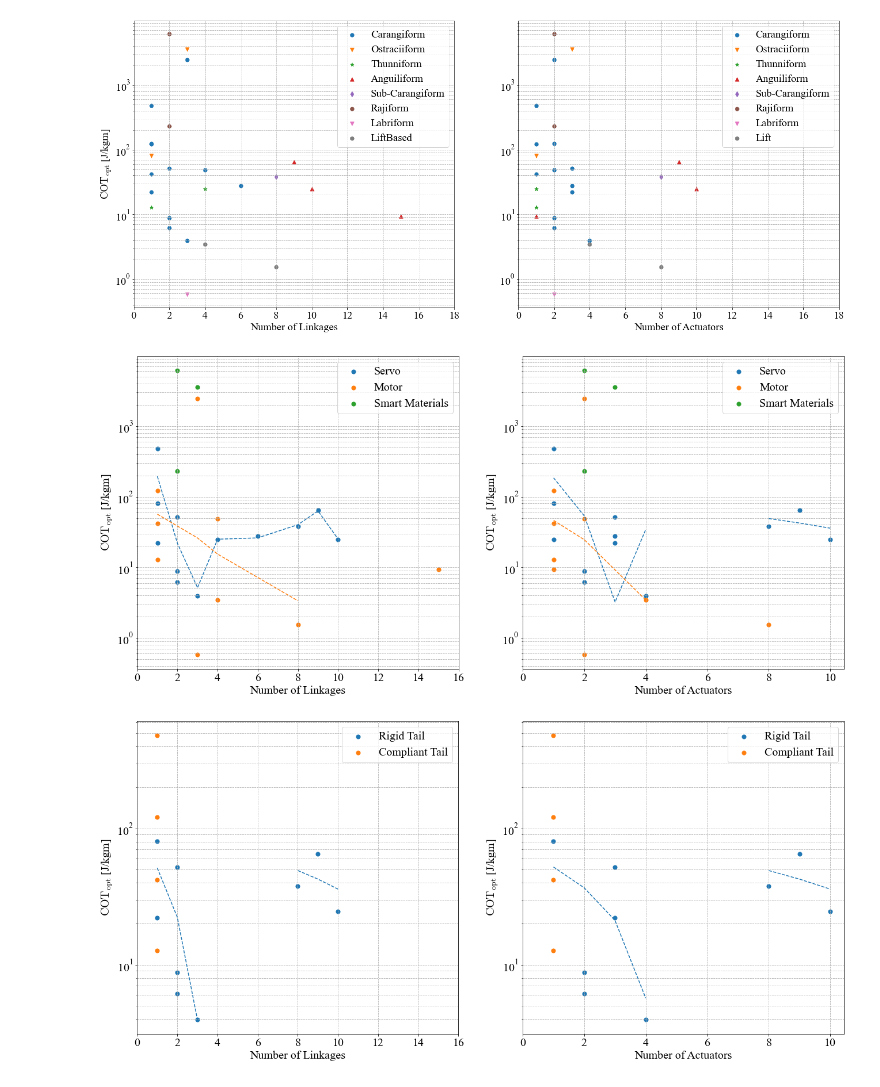
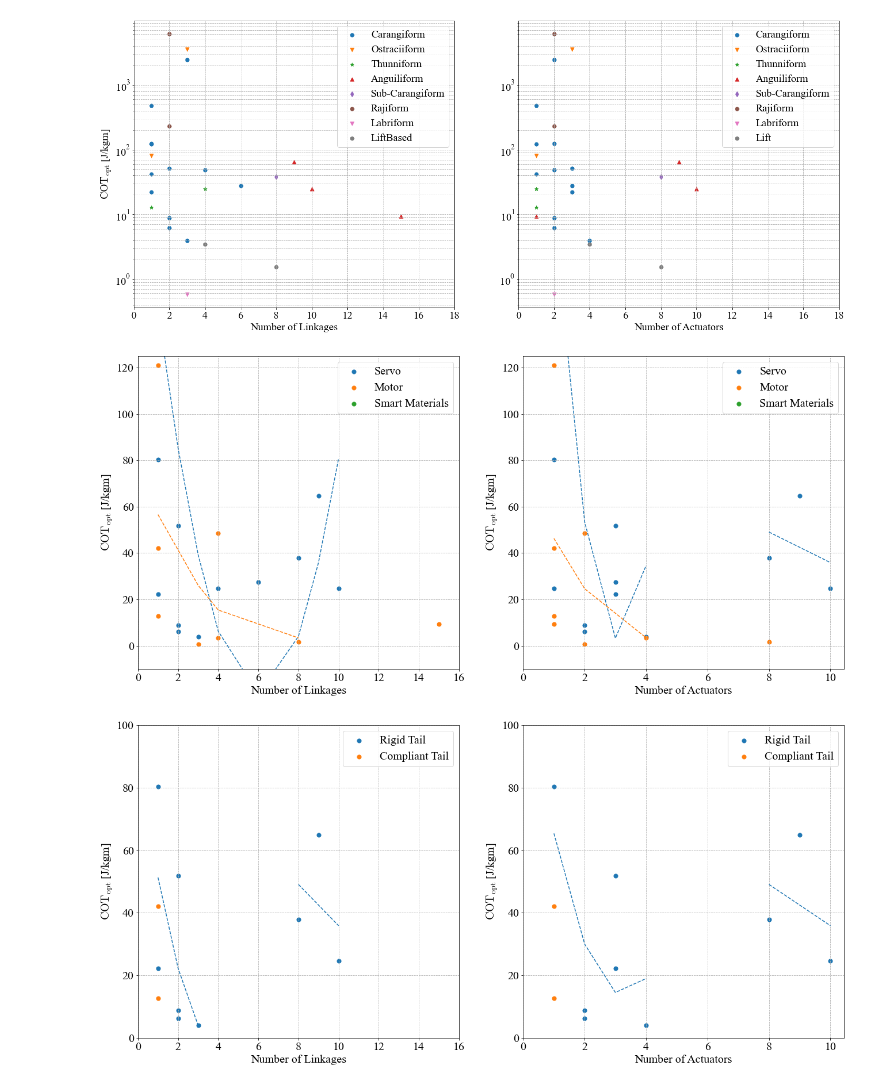
Before and after one commit to michaelcoe/Cost-of-Transport-Estimation, a Jupyter notebook: linkage_study/linkage_plots.ipynb, the cells around one changed output. Saved outputs shown, nothing was run; the diff lists cells and outputs as text; code cells hidden in the pictures.

Commit message:
changed a few things in linkages

```diff
--- a/linkage_study/linkage_plots.ipynb
+++ b/linkage_study/linkage_plots.ipynb
@@ -102,7 +102,7 @@ for i, name in enumerate(sheets):
     if name != 'Master' and name != 'Rigid Tail' and name != 'Compliant Tail':
         linkage_dfs[i].sort_values('No Linkages', inplace=True)
         if name == 'Servo':
-            fit = np.polyfit(linkage_dfs[i]['No Linkages'].values, linkage_dfs[i]['COTopt [J/kgm]'].values, 5)
+            fit = np.polyfit(linkage_dfs[i]['No Linkages'].values, linkage_dfs[i]['COTopt [J/kgm]'].values, 2)
             poly = np.poly1d(fit)
             axs[0].scatter(linkage_dfs[i]['No Linkages'], linkage_dfs[i]['COTopt [J/kgm]'], marker='o', color='C0', s=marker_size, label=name)
             axs[0].plot(linkage_dfs[i]['No Linkages'], poly(linkage_dfs[i]['No Linkages'].values), 'C0--')
@@ -128,36 +128,38 @@ for i, name in enumerate(sheets):
 
             fit_high = np.polyfit(high['No Actuators'].values, high['COTopt [J/kgm]'].values, 1)
             poly_high = np.poly1d(fit_high)
 
             axs[1].scatter(linkage_dfs[i]['No Actuators'], linkage_dfs[i]['COTopt [J/kgm]'], marker='o', s=marker_size, color='C0', label=name)
             axs[1].plot(low['No Actuators'].values, poly_low(low['No Actuators'].values), 'C0--')
             axs[1].plot(high['No Actuators'].values, poly_high(high['No Actuators'].values), 'C0--')
         elif name == 'Motor':
             data = linkage_dfs[i][linkage_dfs[i]['No Actuators'] <= 7]
             data = data[data['COTopt [J/kgm]'] < 1e3]
             fit = np.polyfit(data['No Actuators'].values, data['COTopt [J/kgm]'].values, 2)
             poly = np.poly1d(fit)
             axs[1].scatter(linkage_dfs[i]['No Actuators'], linkage_dfs[i]['COTopt [J/kgm]'], marker='o', color='C1', s=marker_size, label=name)
             axs[1].plot(data['No Actuators'], poly(data['No Actuators'].values), 'C1--')
         else:
             axs[1].scatter(linkage_dfs[i]['No Actuators'], linkage_dfs[i]['COTopt [J/kgm]'], marker='o', color='C2', s=marker_size, label=name)
 
 axs[0].set_xlabel('Number of Linkages')
 axs[0].set_ylabel('$\mathrm{COT_{opt}}$ [J/kgm]')
 axs[0].set_xticks(np.arange(0, 18, 2))
+axs[0].set_ylim([-10, 125])
 axs[0].grid(which='both', linestyle='--')
 axs[0].legend()
-axs[0].set_yscale('log')
+#axs[0].set_yscale('log')
 
 axs[1].set_xlabel('Number of Actuators')
 axs[1].set_ylabel('$\mathrm{COT_{opt}}$ [J/kgm]')
 axs[1].set_xticks(np.arange(0, 12, 2))
+axs[1].set_ylim([-10, 125])
 axs[1].grid(which='both', linestyle='--')
 axs[1].legend()
-axs[1].set_yscale('log')
+#axs[1].set_yscale('log')
 fig2.savefig('linkage_cot_master.pdf', facecolor='w', dpi=300)
 # %% [output]
-[figure, old version]
+[figure, new version]
 # %%
 fig3, axs = plt.subplots(1, 2, figsize=(22,10), facecolor='w')
 axs.flatten()
@@ -188,7 +190,7 @@ for i, name in enumerate(sheets):
         low = linkage_dfs[i][linkage_dfs[i]['No Actuators'] <= 6]
         high = linkage_dfs[i][linkage_dfs[i]['No Actuators'] > 6]
 
-        fit_low = np.polyfit(low['No Actuators'].values, low['COTopt [J/kgm]'].values, 1)
+        fit_low = np.polyfit(low['No Actuators'].values, low['COTopt [J/kgm]'].values, 2)
         poly_low = np.poly1d(fit_low)
 
         fit_high = np.polyfit(high['No Actuators'].values, high['COTopt [J/kgm]'].values, 1)
@@ -204,16 +206,18 @@ for i, name in enumerate(sheets):
 axs[0].set_xlabel('Number of Linkages')
 axs[0].set_ylabel('$\mathrm{COT_{opt}}$ [J/kgm]')
 axs[0].set_xticks(np.arange(0, 18, 2))
+axs[0].set_ylim([0, 100])
 axs[0].grid(which='both', linestyle='--')
 axs[0].legend()
-axs[0].set_yscale('log')
+#axs[0].set_yscale('log')
 
 axs[1].set_xlabel('Number of Actuators')
 axs[1].set_ylabel('$\mathrm{COT_{opt}}$ [J/kgm]')
 axs[1].set_xticks(np.arange(0, 12, 2))
+axs[1].set_ylim([0, 100])
 axs[1].grid(which='both', linestyle='--')
 axs[1].legend()
-axs[1].set_yscale('log')
+#axs[1].set_yscale('log')
 fig3.savefig('linkage_cot_servo_motor.pdf', facecolor='w', dpi=300)
 # %% [output]
-[figure, old version]
+[figure, new version]
```
Also changed, not shown: 3 other files.
